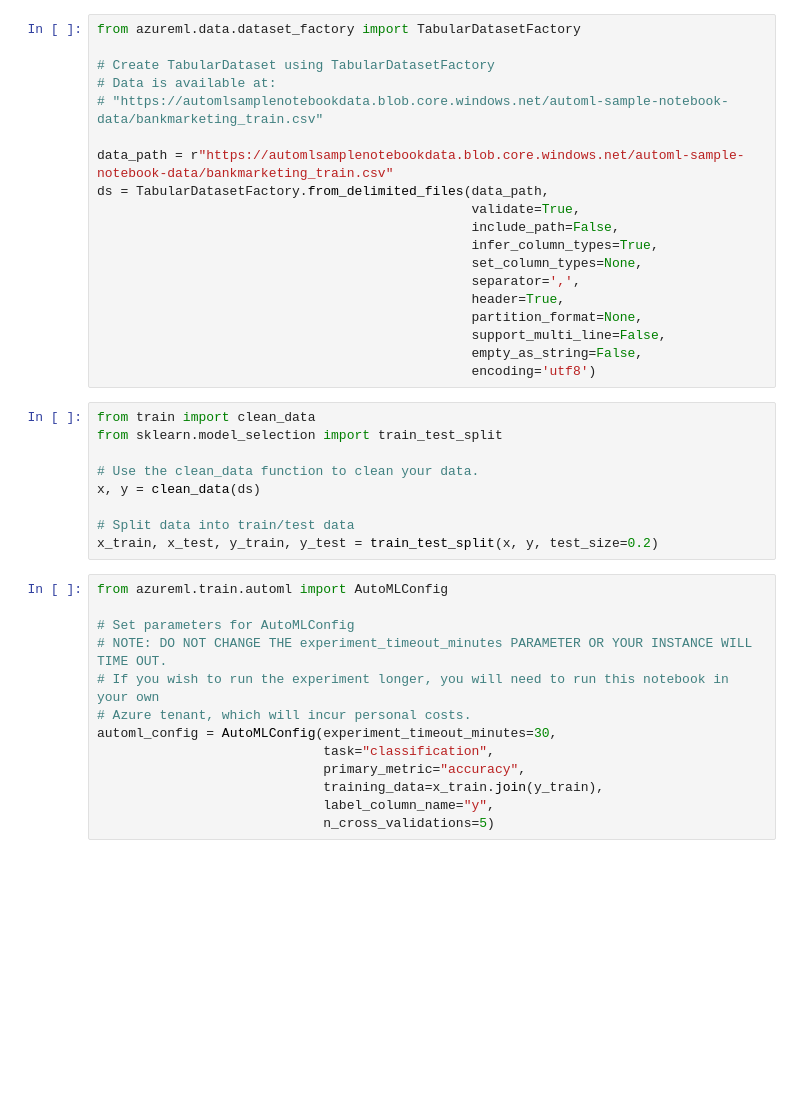
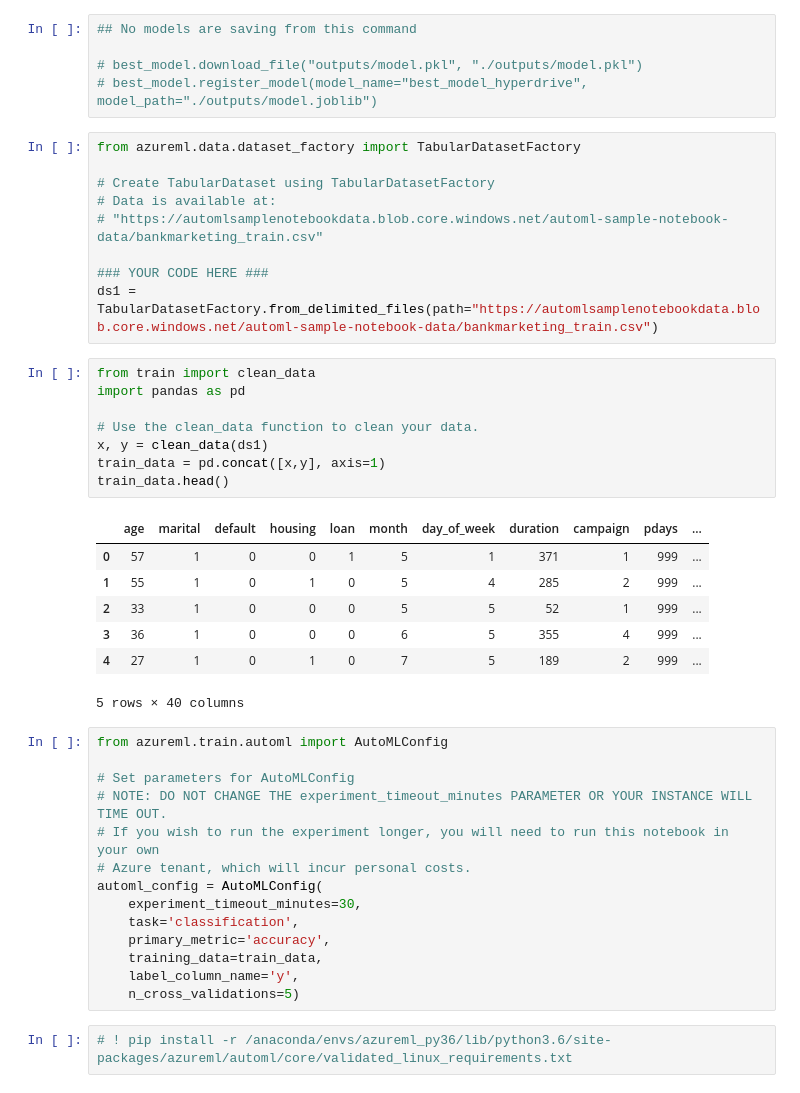
Before and after one commit to pikamegan/nd00333_AZMLND_Optimizing_a_Pipeline_in_Azure-Starter_Files, a Jupyter notebook: udacity-project.ipynb, the cells around one changed output. Drawn from its saved outputs; the diff is of its cells as text; blank space fills up the shorter version.

```diff
--- a/udacity-project.ipynb
+++ b/udacity-project.ipynb
@@ -87,3 +131,8 @@ best_run.download_file(best_run.get_file_names()[-1], output_file_path='./output
+# %%
+## No models are saving from this command
+
+# best_model.download_file("outputs/model.pkl", "./outputs/model.pkl")
+# best_model.register_model(model_name="best_model_hyperdrive", model_path="./outputs/model.joblib")
 # %%
 from azureml.data.dataset_factory import TabularDatasetFactory
 
@@ -91,27 +140,24 @@ from azureml.data.dataset_factory import TabularDatasetFactory
 # Data is available at:
 # "https://automlsamplenotebookdata.blob.core.windows.net/automl-sample-notebook-data/bankmarketing_train.csv"
 
-data_path = r"https://automlsamplenotebookdata.blob.core.windows.net/automl-sample-notebook-data/bankmarketing_train.csv"
-ds = TabularDatasetFactory.from_delimited_files(data_path,
-                                                validate=True,
-                                                include_path=False,
-                                                infer_column_types=True,
-                                                set_column_types=None,
-                                                separator=',',
-                                                header=True,
-                                                partition_format=None,
-                                                support_multi_line=False,
-                                                empty_as_string=False,
-                                                encoding='utf8')
+### YOUR CODE HERE ###
+ds1 = TabularDatasetFactory.from_delimited_files(path="https://automlsamplenotebookdata.blob.core.windows.net/automl-sample-notebook-data/bankmarketing_train.csv")
 # %%
 from train import clean_data
-from sklearn.model_selection import train_test_split
+import pandas as pd
 
 # Use the clean_data function to clean your data.
-x, y = clean_data(ds)
-
-# Split data into train/test data
-x_train, x_test, y_train, y_test = train_test_split(x, y, test_size=0.2)
+x, y = clean_data(ds1)
+train_data = pd.concat([x,y], axis=1)
+train_data.head()
+# %% [output]
+|  | age | marital | default | housing | loan | month | day_of_week | duration | campaign | pdays | ... |
+| 0 | 57 | 1 | 0 | 0 | 1 | 5 | 1 | 371 | 1 | 999 | ... |
+| 1 | 55 | 1 | 0 | 1 | 0 | 5 | 4 | 285 | 2 | 999 | ... |
+| 2 | 33 | 1 | 0 | 0 | 0 | 5 | 5 | 52 | 1 | 999 | ... |
+| 3 | 36 | 1 | 0 | 0 | 0 | 6 | 5 | 355 | 4 | 999 | ... |
+| 4 | 27 | 1 | 0 | 1 | 0 | 7 | 5 | 189 | 2 | 999 | ... |
+5 rows × 40 columns
 # %%
 from azureml.train.automl import AutoMLConfig
 
@@ -119,11 +165,14 @@ from azureml.train.automl import AutoMLConfig
 # NOTE: DO NOT CHANGE THE experiment_timeout_minutes PARAMETER OR YOUR INSTANCE WILL TIME OUT.
 # If you wish to run the experiment longer, you will need to run this notebook in your own
 # Azure tenant, which will incur personal costs.
-automl_config = AutoMLConfig(experiment_timeout_minutes=30,
-                             task="classification",
-                             primary_metric="accuracy",
-                             training_data=x_train.join(y_train),
-                             label_column_name="y",
-                             n_cross_validations=5)
+automl_config = AutoMLConfig(
+    experiment_timeout_minutes=30,
+    task='classification',
+    primary_metric='accuracy',
+    training_data=train_data,
+    label_column_name='y',
+    n_cross_validations=5)
+# %%
+# ! pip install -r /anaconda/envs/azureml_py36/lib/python3.6/site-packages/azureml/automl/core/validated_linux_requirements.txt
 # %%
 # Submit your automl run
```
Also changed, not shown: parts of 11 cells of this notebook.
